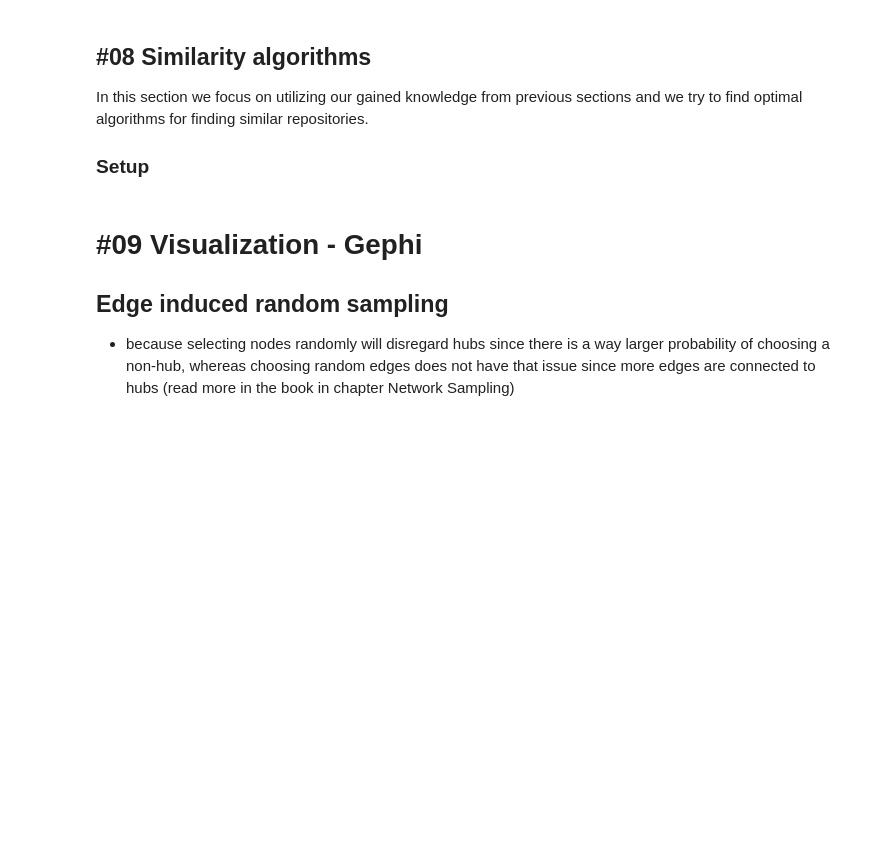
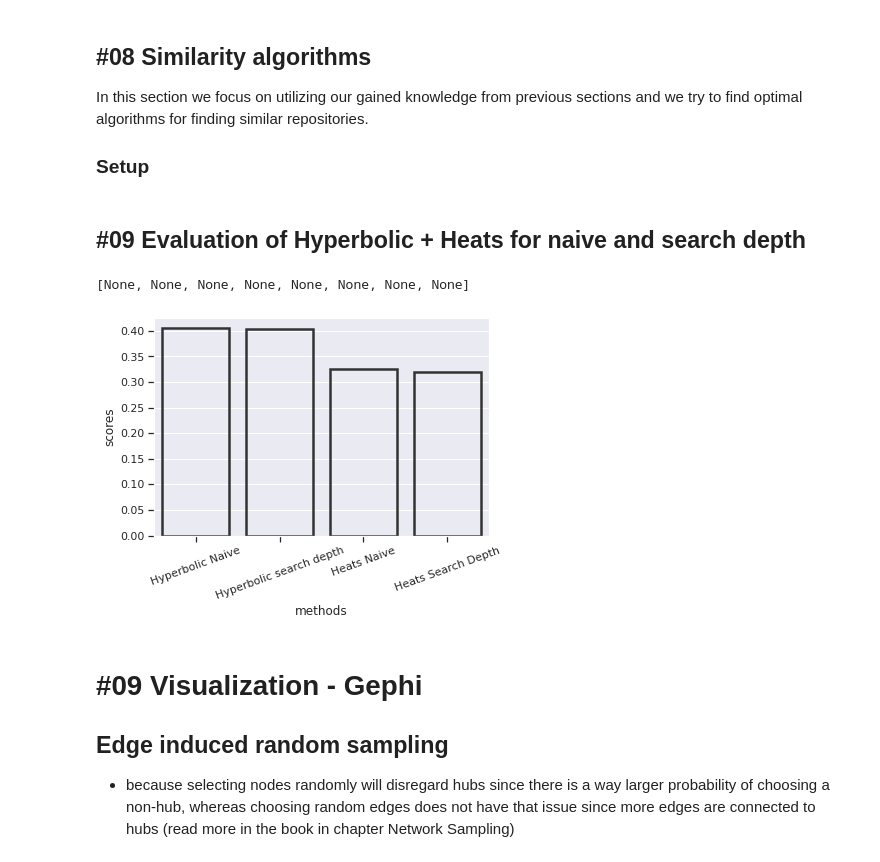
Before and after one commit to lukyrasocha/github-recommendation-system, a Jupyter notebook: main.ipynb, the cells around one changed output. Saved outputs shown, nothing was run; the diff lists cells and outputs as text; code cells hidden in the pictures; blank space fills up the shorter version.

Commit message:
barplot for scores

```diff
--- a/main.ipynb
+++ b/main.ipynb
@@ -1150,3 +1154,43 @@ In this section we focus on utilizing our gained knowledge from previous section
+# %% [markdown]
+## #09 Evaluation of Hyperbolic + Heats for naive and search depth
+# %%
+hyperbolic_naive = 0.4047233213281249
+hyperbolic_search_depth = 0.40437769026208115
+
+heats_naive = 0.32486070989473026
+heats_search_depth = 0.3193109407636941
+
+methods = ['Hyperbolic Naive','Hyperbolic search depth', 'Heats Naive', 'Heats Search Depth']
+scores = [0.4047233213281249,0.40437769026208115,0.32486070989473026,0.3193109407636941]
+
+#sns.barplot(x=hyperbolic_naive)
+
+df = sns.load_dataset('titanic')
+
+# who v/s fare barplot
+#sns.barplot(x = 'who',
+#            y = 'fare',
+#            data = df)
+
+df
+newDf = pd.DataFrame()
+newDf['Hyperbolic naive'] = 10
+newDf['Hyperbolic search depth'] = hyperbolic_search_depth
+newDf['Heats naive'] = heats_naive
+newDf['Heats search depth'] =  heats_search_depth
+
+newDf = pd.DataFrame(
+    {'methods': methods,
+     'scores': scores
+    })
+
+sns.barplot(x='methods',y='scores', data=newDf,linewidth=2.5, facecolor=(1, 1, 1, 0),
+                 errcolor=".2", edgecolor=".2")
+locs, labels = plt.xticks()
+plt.setp(labels, rotation=20)
+# %% [output]
+[None, None, None, None, None, None, None, None]
+[figure, added]
 # %% [markdown]
 # #09 Visualization - Gephi
 
```
Also changed, not shown: parts of 4 cells of this notebook, 1 other file.
